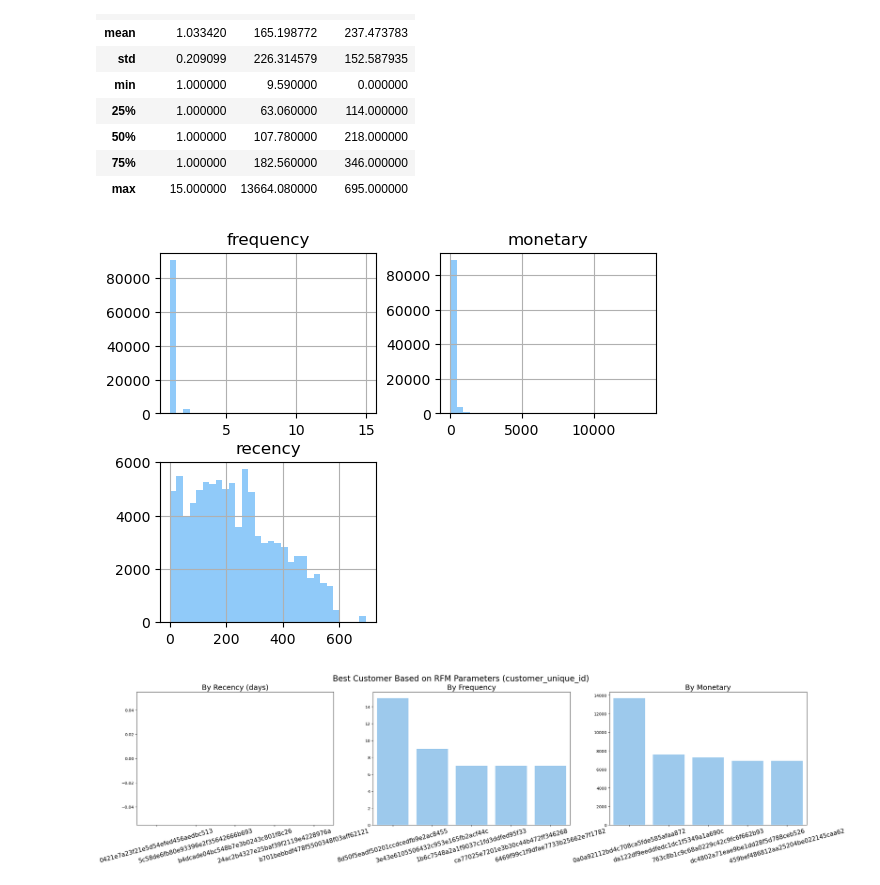
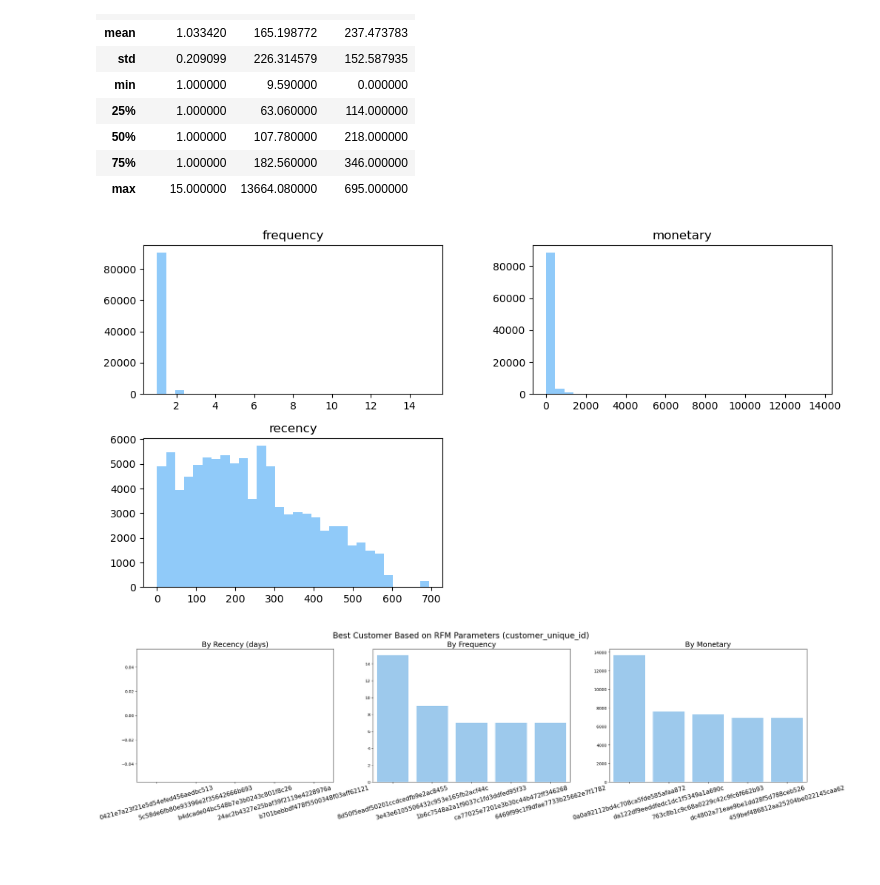
Before and after one commit to rfajri27/ds-test, a Jupyter notebook: notebook.ipynb, the cells around one changed output. Cells and saved outputs as stored; diff of their text form; code cells hidden in the pictures; blank space fills up the shorter version.

Commit message:
update & add image

```diff
--- a/notebook.ipynb
+++ b/notebook.ipynb
@@ -370,10 +377,11 @@ rfm_df.describe()
 | 75% | 1.000000 | 182.560000 | 346.000000 |
 | max | 15.000000 | 13664.080000 | 695.000000 |
 # %%
-rfm_df.hist(bins=30, color="#90CAF9")
+rfm_df.hist(bins=30, color="#90CAF9", figsize=(12, 6), grid=False)
+plt.savefig("images/RFM-distribution.png")
 plt.show()
 # %% [output]
-[figure, old version]
+[figure, new version]
 # %%
 fig, ax = plt.subplots(nrows=1, ncols=3, figsize=(30, 6))
 
```
Also changed, not shown: parts of 9 cells of this notebook, 18 other files.
